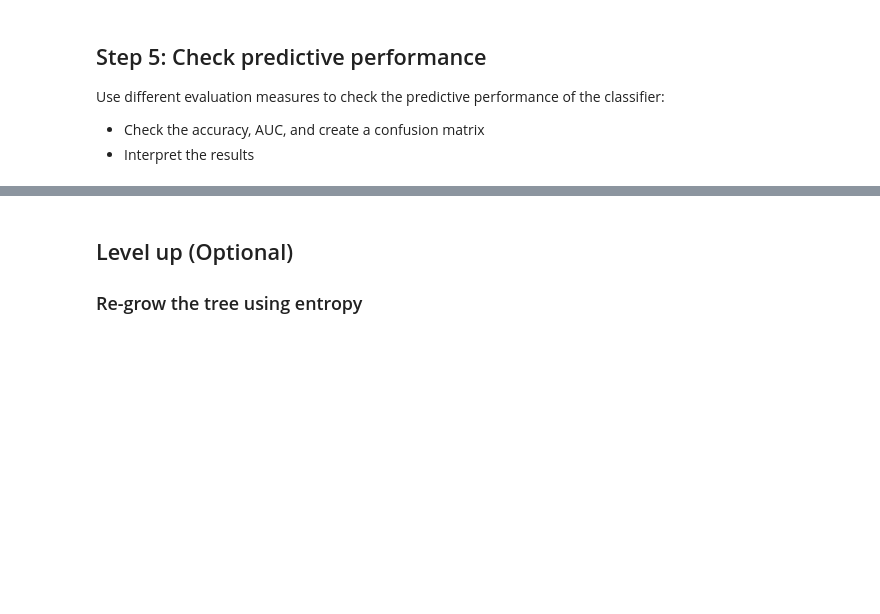
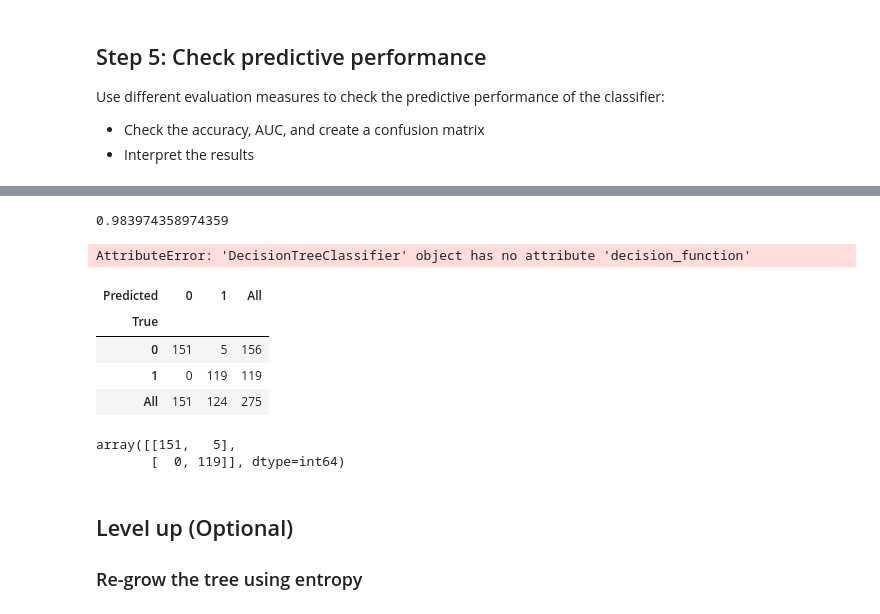
Before and after one commit to poariston/dsc-decision-trees-lab-online-ds-sp-000, a Jupyter notebook: index.ipynb, the cells around one changed output, grey strips where cells are left out. Saved outputs shown, nothing was run; the diff lists cells and outputs as text; code cells hidden in the pictures; blank space fills up the shorter version.

```diff
--- a/index.ipynb
+++ b/index.ipynb
@@ -185,3 +190,32 @@ accuracy_score(y_test,y_pred)
+# %%
+roc_auc
+# %% [output]
+0.983974358974359
+# %%
+y_score =dt.fit(X_train,y_train).decision_function(X_test)
+# probability scores of each of the datapoints
+# i.e. measure of decision
+# if y_score >0.5, class prediction =1
+# if y_score <0.5, class prediction =0
+# %% [output]
+AttributeError: 'DecisionTreeClassifier' object has no attribute 'decision_function'
+# %%
+pd.crosstab(y_test, y_pred, rownames=['True'], colnames=['Predicted'], margins=True)
+# %% [output]
+| Predicted | 0 | 1 | All |
+| True |  |  |  |
+| 0 | 151 | 5 | 156 |
+| 1 | 0 | 119 | 119 |
+| All | 151 | 124 | 275 |
+# %%
+from sklearn.metrics import confusion_matrix
+cf2 = confusion_matrix(y_test, y_pred)
+# second column = fp / tp
+# first column = tn / fn
+cf2
+# %% [output]
+array([[151,   5],
+       [  0, 119]], dtype=int64)
 # %%
 # Calculate accuracy
 acc = None
```
Also changed, not shown: parts of 6 cells of this notebook.
